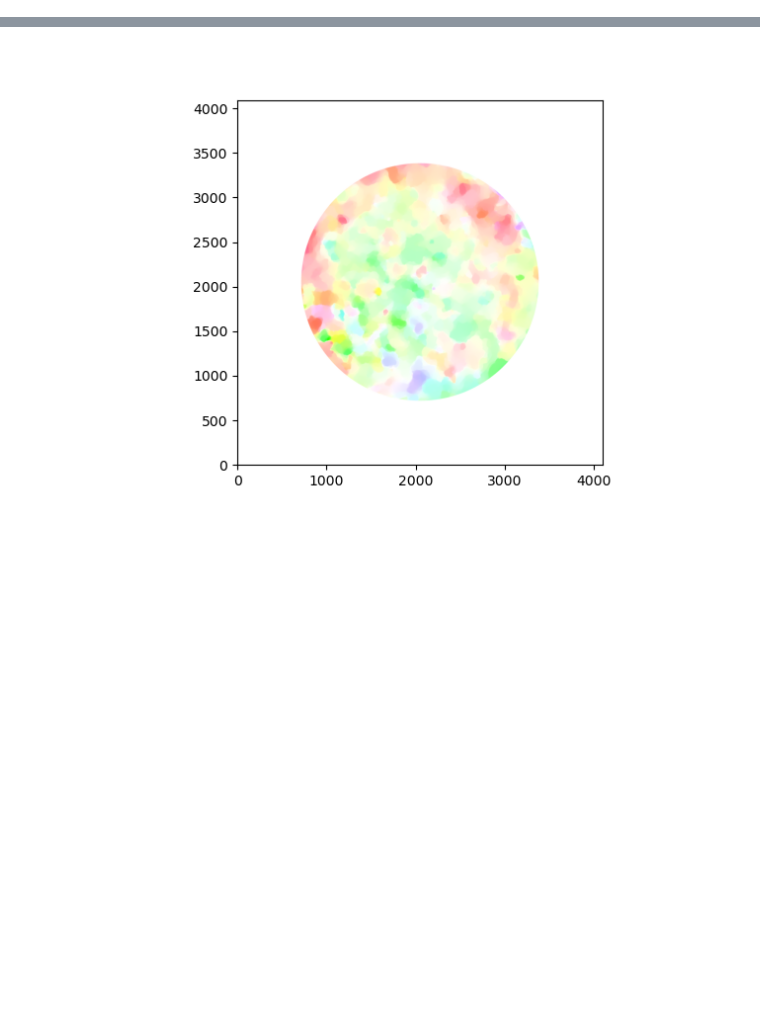
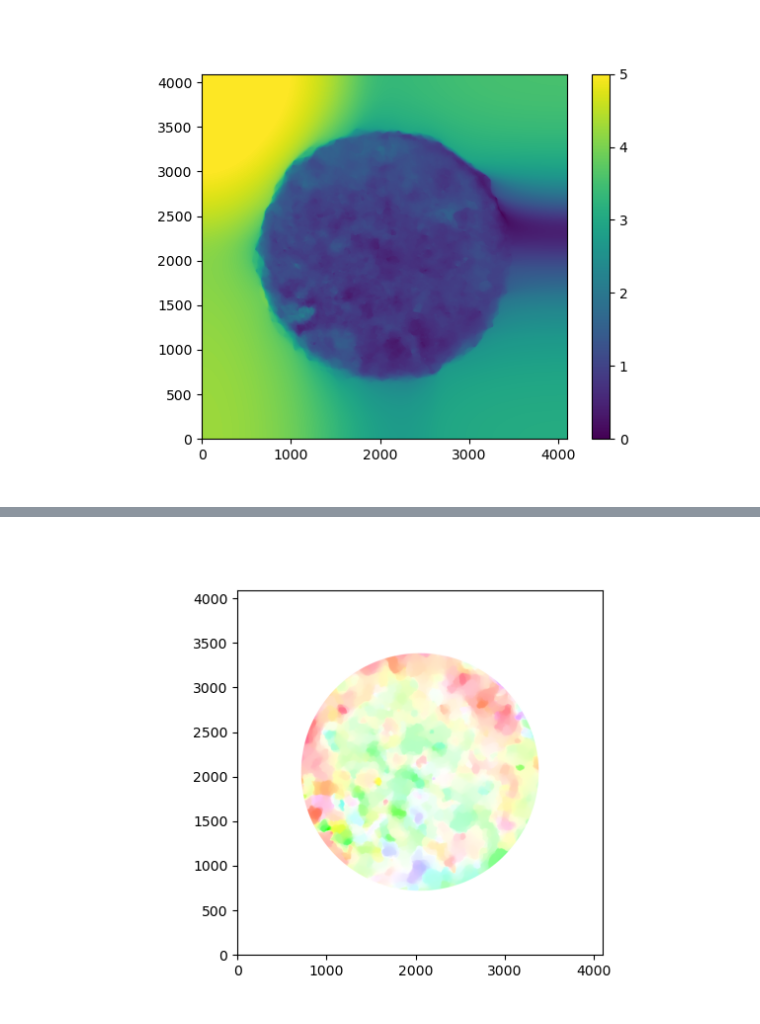
Before and after one commit to ovro-lwa/image-plane-correction, a Jupyter notebook: notebooks/optical_flow3.ipynb, the cells around one changed output, grey strips where cells are left out. Cells and saved outputs as stored; diff of their text form; code cells hidden in the pictures; blank space fills up the shorter version.

```diff
--- a/notebooks/optical_flow3.ipynb
+++ b/notebooks/optical_flow3.ipynb
@@ -65,5 +65,8 @@ def runqa(image, sky, flow, dewarped):
 
     return score
 # %%
-image, sky, flow, dewarped = calcflow(91, write=False, qa=True)
+offsets_list = []
+for i in range(0, len(image_fns), 10):
+    image, sky, flow, dewarped = calcflow(i, write=False, qa=False)
+    offsets_list.append(np.nan_to_num(flow.offsets))
 # %% [output]
@@ -71,0 +90,4 @@ Shift magnitude mean 5.1 pix (5, 50, 95 percentiles: 0.7, 2.9, 12.1 pix)
+# %%
+offsets_arr = np.array(offsets_list)
+# %%
+offset_mean_vec = offsets_arr.mean(axis=0)
@@ -71,0 +117,4 @@ Shift magnitude mean 5.1 pix (5, 50, 95 percentiles: 0.7, 2.9, 12.1 pix)
+# %%
+plot_image(np.linalg.norm(offset_mean_vec, axis=2), vmin=0, vmax=5)
+# %% [output]
+[figure, added]
```
Also changed, not shown: parts of 8 cells of this notebook.
